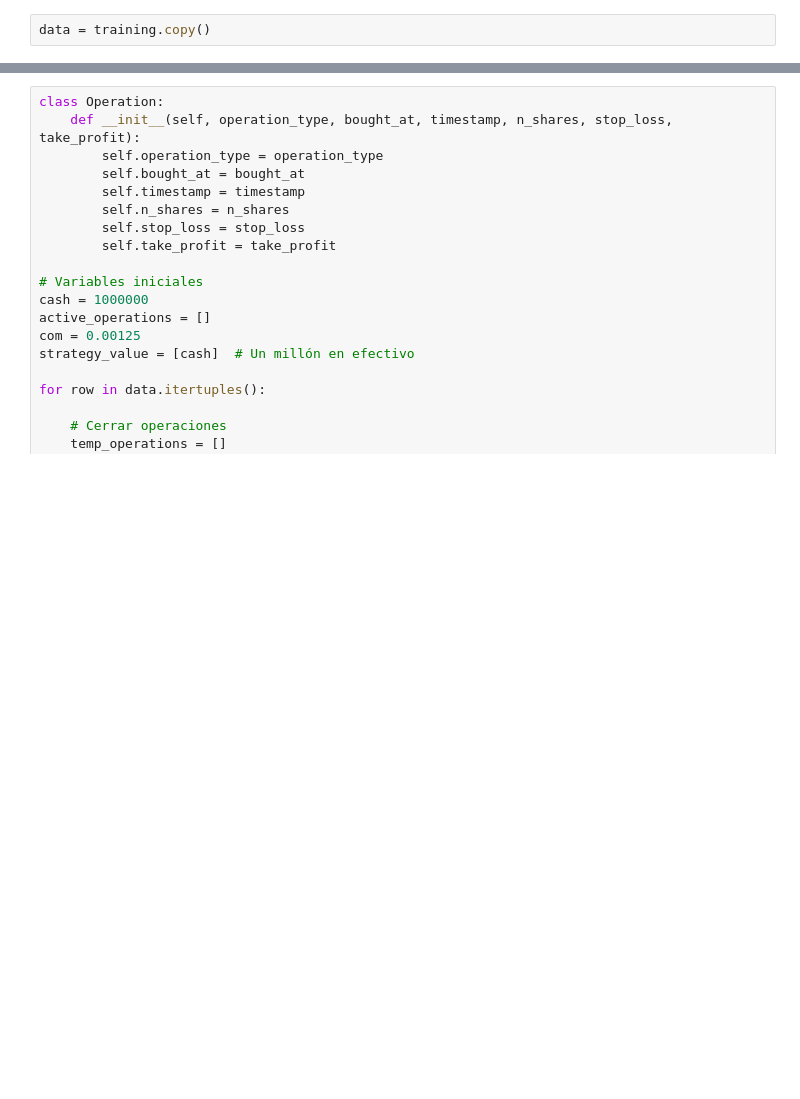
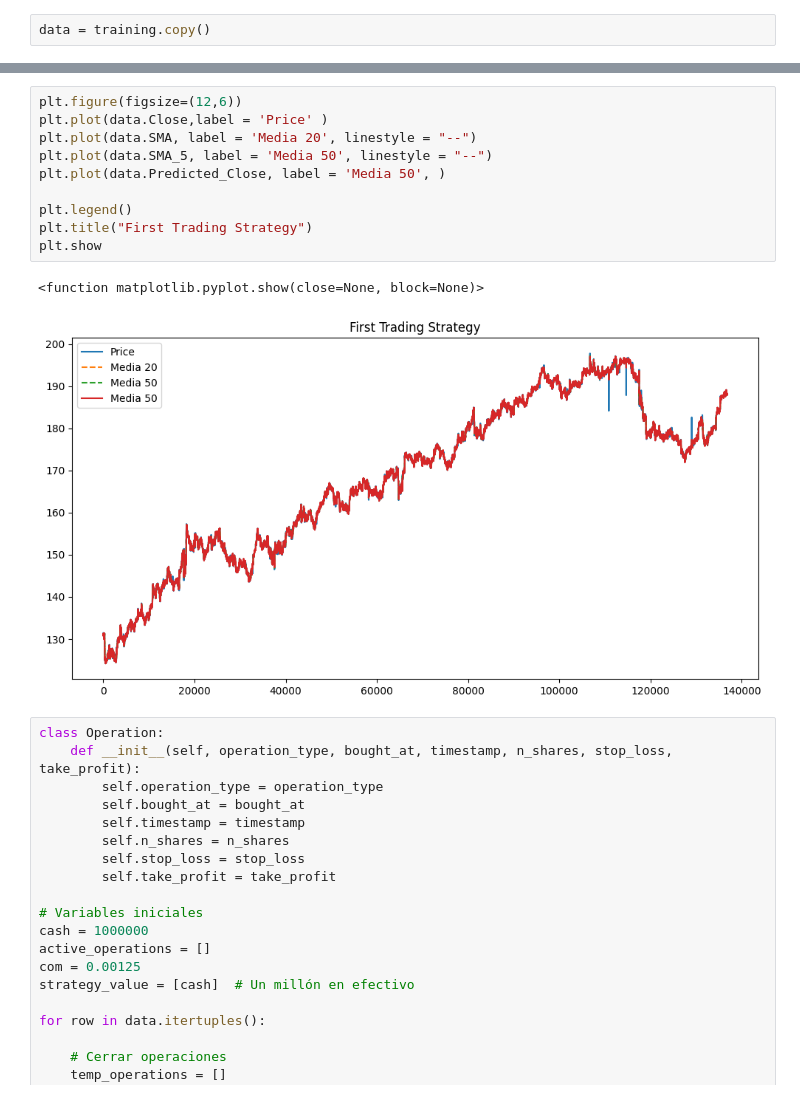
Before and after one commit to VZPablo/MyST_analisis_tecnico, a Jupyter notebook: Technical Analysis.ipynb, the cells around one changed output, grey strips where cells are left out. Cells and saved outputs as stored; diff of their text form; blank space fills up the shorter version.

```diff
--- a/Technical Analysis.ipynb
+++ b/Technical Analysis.ipynb
@@ -126,3 +354,16 @@ data['D'] = data['K'].rolling(window=3).mean()
+# %%
+plt.figure(figsize=(12,6))
+plt.plot(data.Close,label = 'Price' )
+plt.plot(data.SMA, label = 'Media 20', linestyle = "--")
+plt.plot(data.SMA_5, label = 'Media 50', linestyle = "--")
+plt.plot(data.Predicted_Close, label = 'Media 50', )
+
+plt.legend()
+plt.title("First Trading Strategy")
+plt.show
+# %% [output]
+<function matplotlib.pyplot.show(close=None, block=None)>
+[figure, added]
 # %%
 class Operation:
     def __init__(self, operation_type, bought_at, timestamp, n_shares, stop_loss, take_profit):
```
Also changed, not shown: parts of 9 cells of this notebook.
